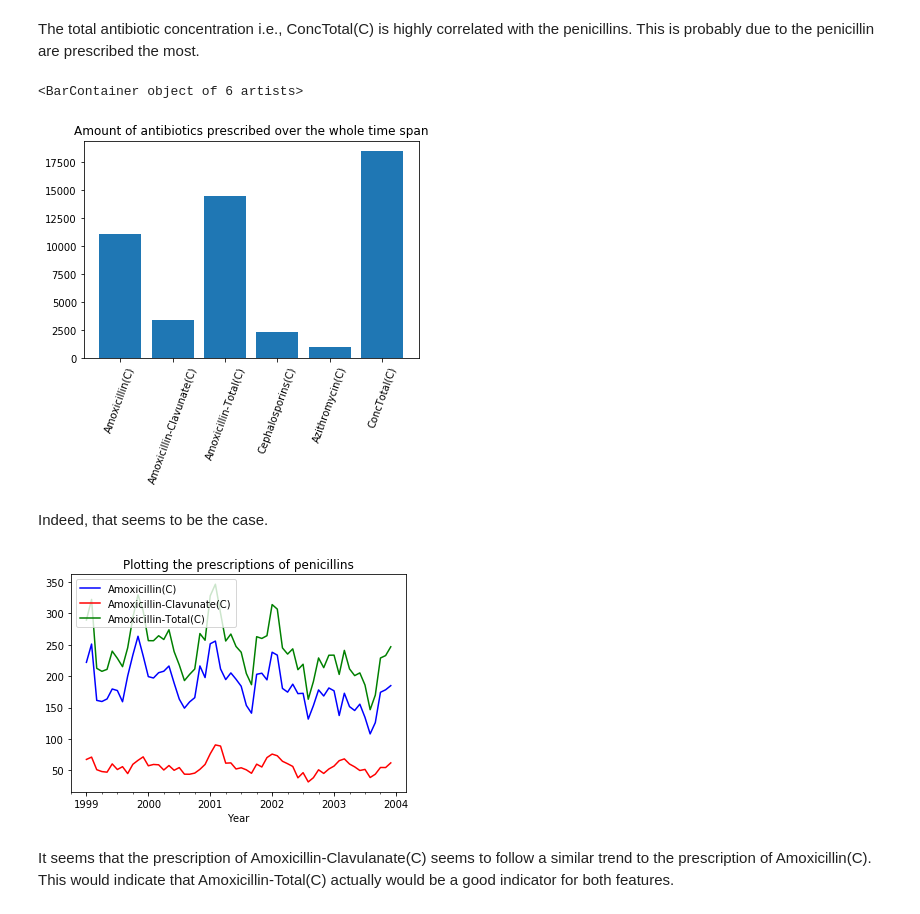
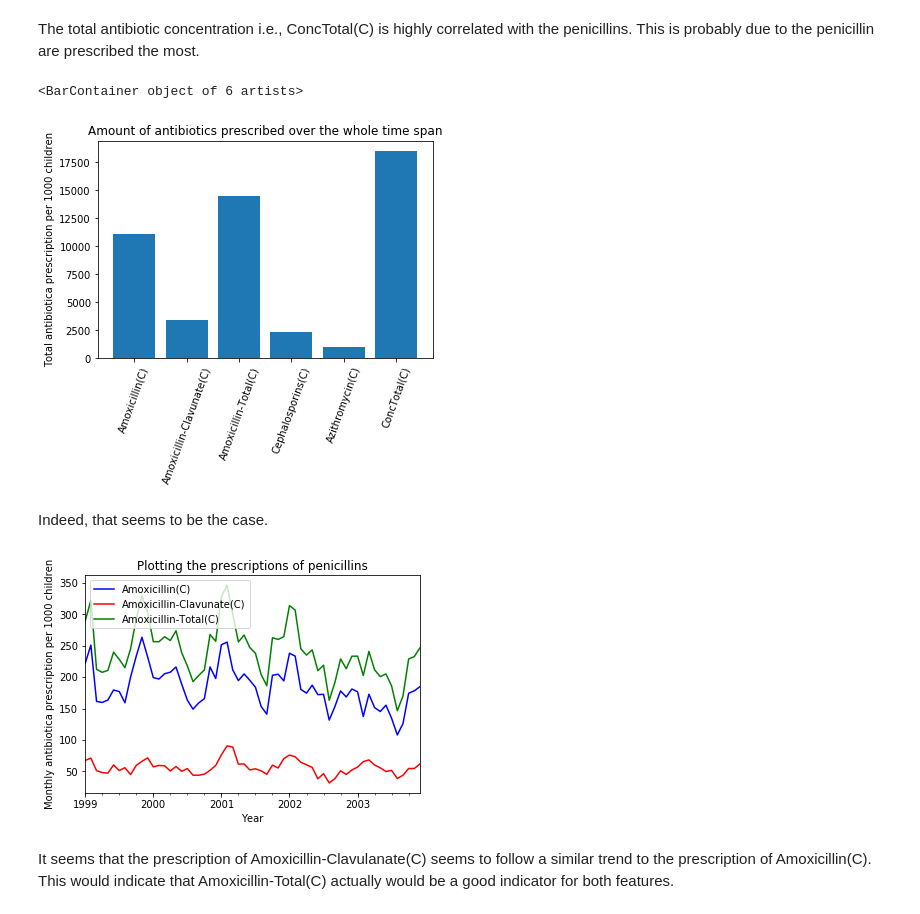
Before and after one commit to ekvall93/BayesDNN, a Jupyter notebook: RNN_example/1. FeatureSelection.ipynb, the cells around one changed output. Drawn from its saved outputs; the diff is of its cells as text; code cells hidden in the pictures.

```diff
--- a/RNN_example/1. FeatureSelection.ipynb
+++ b/RNN_example/1. FeatureSelection.ipynb
@@ -96,20 +96,22 @@ The total antibiotic concentration i.e., ConcTotal(C) is highly correlated with
 # %%
 plt.title("Amount of antibiotics prescribed over the whole time span")
 plt.xticks(rotation=70)
+plt.ylabel("Total antibiotica prescription per 1000 children")
 plt.bar(conc,X.sum(axis=0))
 # %% [output]
 <BarContainer object of 6 artists>
-[figure, old version]
+[figure, new version]
 # %% [markdown]
 Indeed, that seems to be the case.
 # %%
 df["Amoxicillin(C)"].plot(c="b", title="Plotting the prescriptions of penicillins")
 df["Amoxicillin-Clavunate(C)"].plot(c="r")
 df["Amoxicillin-Total(C)"].plot(c="g")
+plt.ylabel("Monthly antibiotica prescription per 1000 children")
 plt.legend(['Amoxicillin(C)', 'Amoxicillin-Clavunate(C)',"Amoxicillin-Total(C)"], loc='upper left')
 plt.show()
 # %% [output]
-[figure, old version]
+[figure, new version]
 # %% [markdown]
 It seems that the prescription of Amoxicillin-Clavulanate(C) seems to follow a similar trend to the prescription of Amoxicillin(C). This would indicate that Amoxicillin-Total(C) actually would be a good indicator for both features.
 # %% [markdown]
```
Also changed, not shown: parts of 8 cells of this notebook, 13 other files.
